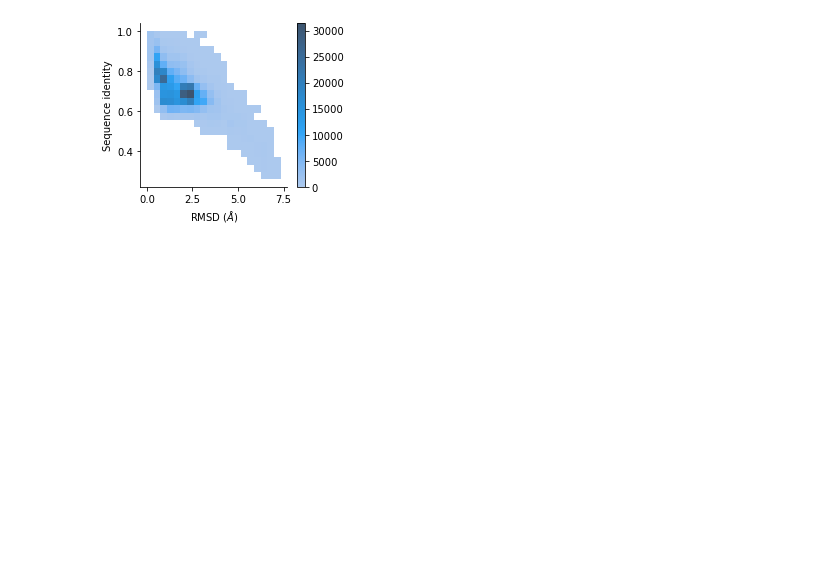
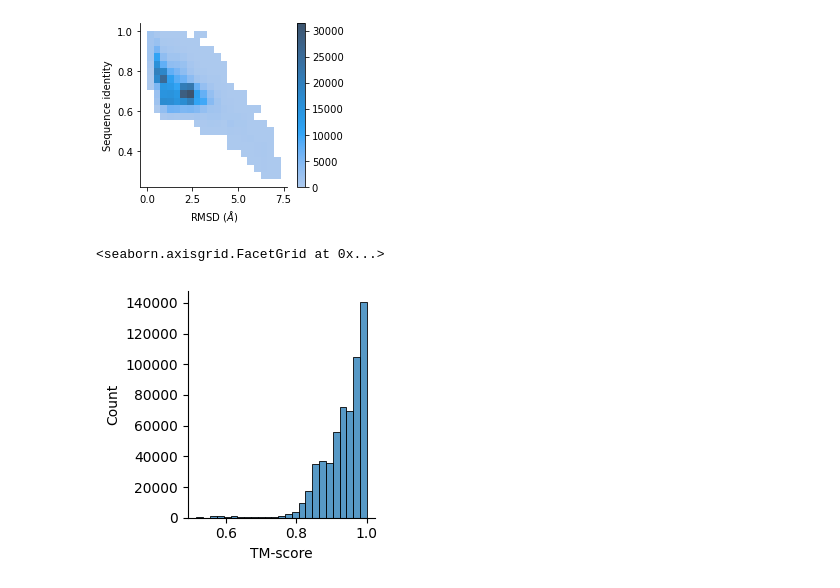
Before and after one commit to kacarlab/nif-structures, a Jupyter notebook: notebooks/04-structural-alignment.ipynb, the cells around one changed output. Drawn from its saved outputs; the diff is of its cells as text; code cells hidden in the pictures; blank space fills up the shorter version.

```diff
--- a/notebooks/04-structural-alignment.ipynb
+++ b/notebooks/04-structural-alignment.ipynb
@@ -447,3 +228,13 @@ g.savefig('../figures/hh-histogram2D-rmsd-idali.svg')
 g.savefig('../figures/hh-histogram2D-rmsd-idali.png', dpi=300)
 # %% [output]
 [figure]
+# %%
+g = sns.displot(
+    data=hh_usalign, x='tm-score2', height=3, aspect=1.0, bins=25
+)
+g.set_xlabels('TM-score')
+# g.savefig('../figures/ddkk-histogram-tmscore.svg')
+# g.savefig('../figures/ddkk-histogram-tmscore.png', dpi=300)
+# %% [output]
+<seaborn.axisgrid.FacetGrid at 0x...>
+[figure, added]
```
Also changed, not shown: parts of 36 cells of this notebook, 9 other files.
